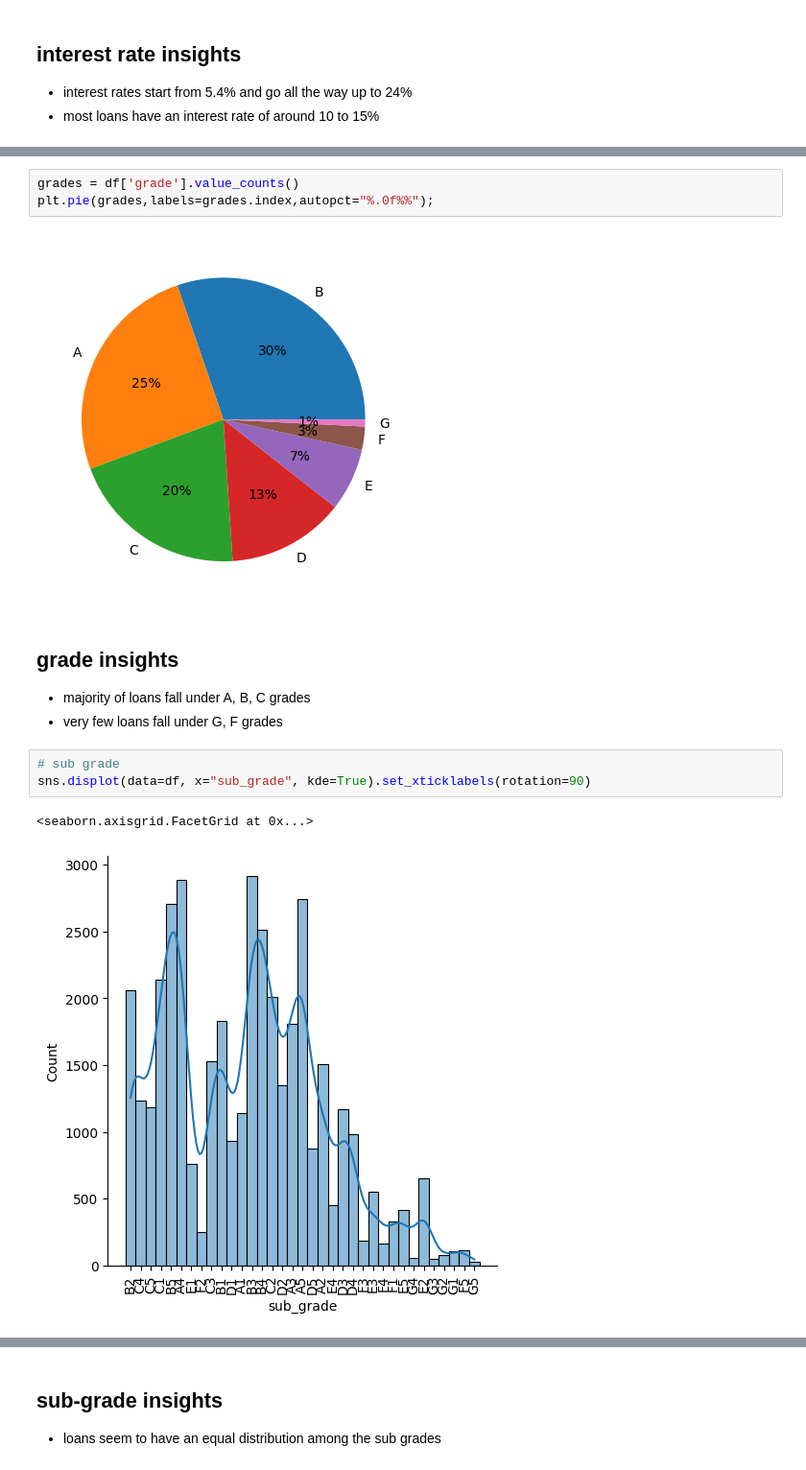
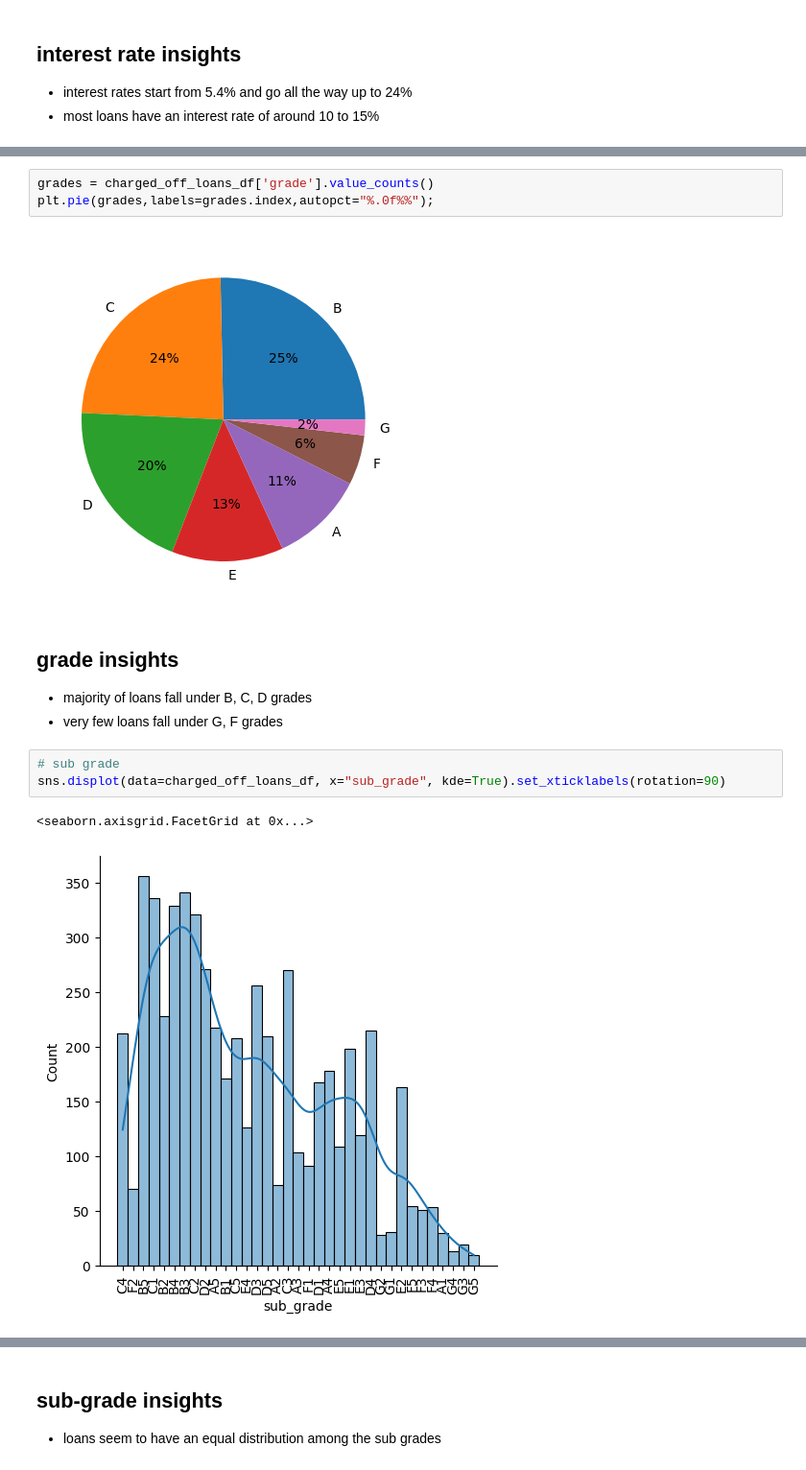
Before and after one commit to udaykirankavaturu/lending-club-case-study, a Jupyter notebook: uday_kiran_kavaturu.ipynb, the cells around one changed output, grey strips where cells are left out. Shown at 96% size. Saved outputs shown, nothing was run; the diff lists cells and outputs as text.

```diff
--- a/uday_kiran_kavaturu.ipynb
+++ b/uday_kiran_kavaturu.ipynb
@@ -321,16 +320,16 @@ sns.displot(data=df, x="grade", kde=True)
 # %%
-grades = df['grade'].value_counts()
+grades = charged_off_loans_df['grade'].value_counts()
 plt.pie(grades,labels=grades.index,autopct="%.0f%%");
 # %% [output]
-[figure, old version]
+[figure, new version]
 # %% [markdown]
 ## grade insights
-- majority of loans fall under A, B, C grades
+- majority of loans fall under  B, C, D grades
 - very few loans fall under G, F grades
 # %%
 # sub grade
-sns.displot(data=df, x="sub_grade", kde=True).set_xticklabels(rotation=90)
+sns.displot(data=charged_off_loans_df, x="sub_grade", kde=True).set_xticklabels(rotation=90)
 # %% [output]
 <seaborn.axisgrid.FacetGrid at 0x...>
-[figure, old version]
+[figure, new version]
 # %%
```
Also changed, not shown: parts of 95 cells of this notebook, 1 other file.
